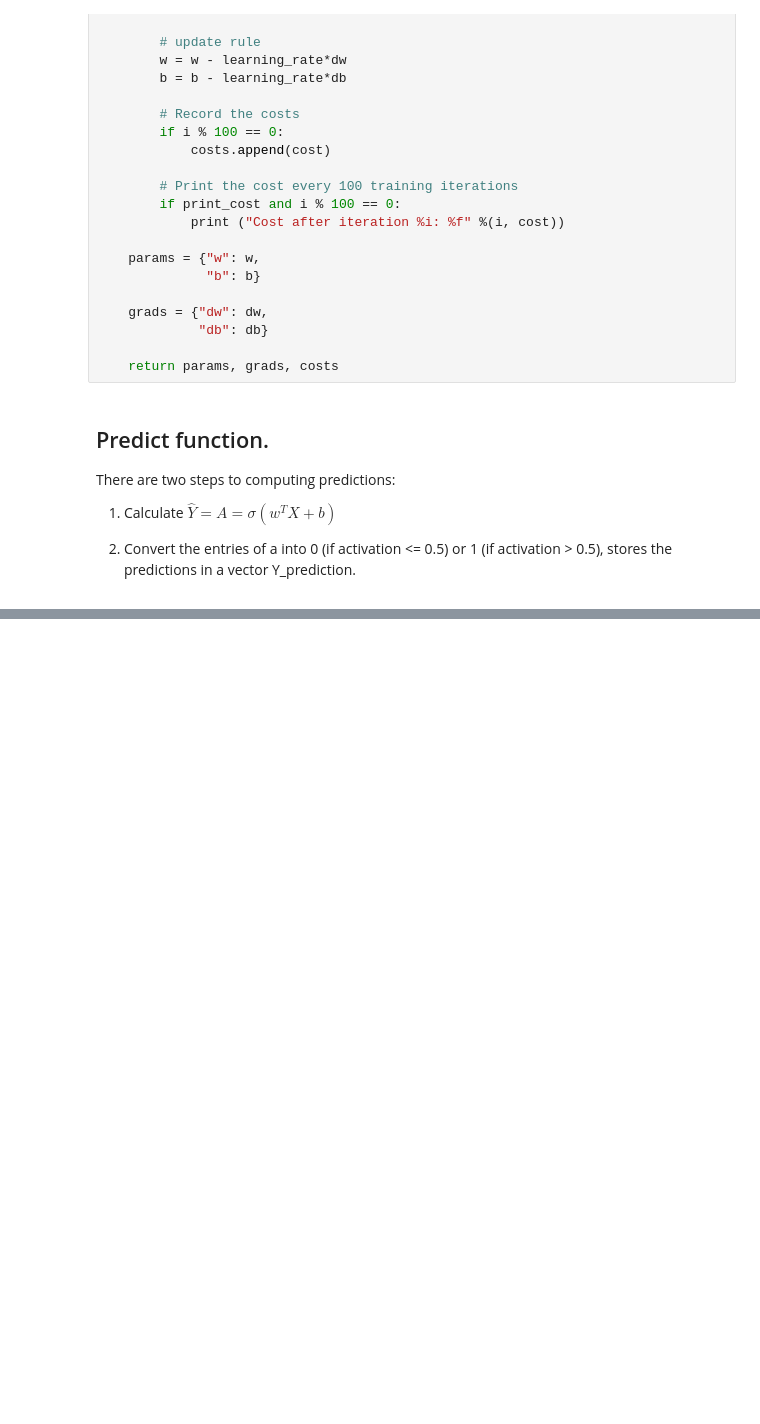
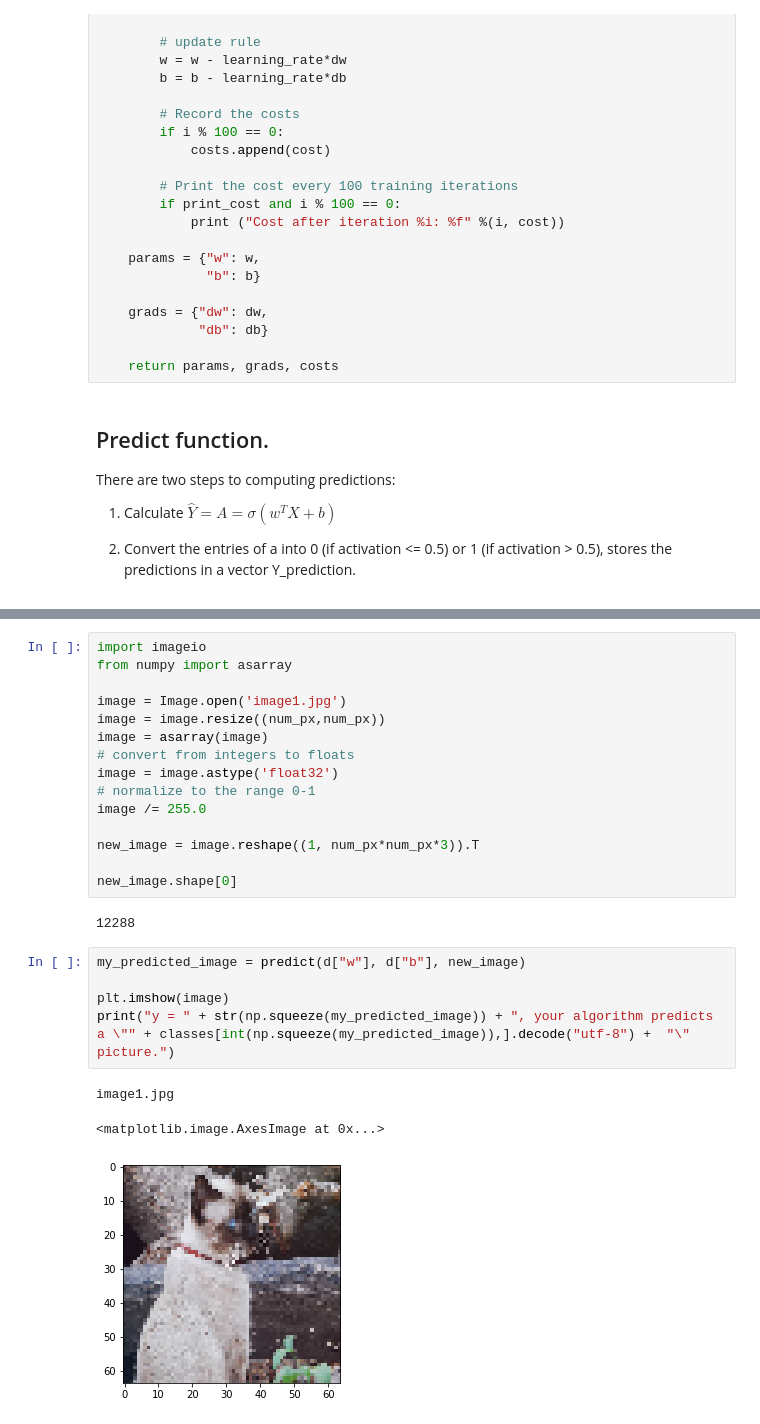
Before and after one commit to VictorCampelo/Cat-Image-Prediction, a Jupyter notebook: CatClassifier.ipynb, the cells around one changed output, grey strips where cells are left out. Drawn from its saved outputs; the diff is of its cells as text; blank space fills up the shorter version.

```diff
--- a/CatClassifier.ipynb
+++ b/CatClassifier.ipynb
@@ -178,0 +228,26 @@ def predict(w, b, X):
+# %%
+import imageio
+from numpy import asarray
+
+image = Image.open('image1.jpg')
+image = image.resize((num_px,num_px))
+image = asarray(image)
+# convert from integers to floats
+image = image.astype('float32')
+# normalize to the range 0-1
+image /= 255.0
+
+new_image = image.reshape((1, num_px*num_px*3)).T
+
+new_image.shape[0]
+# %% [output]
+12288
+# %%
+my_predicted_image = predict(d["w"], d["b"], new_image)
+
+plt.imshow(image)
+print("y = " + str(np.squeeze(my_predicted_image)) + ", your algorithm predicts a \"" + classes[int(np.squeeze(my_predicted_image)),].decode("utf-8") +  "\" picture.")
+# %% [output]
+image1.jpg
+<matplotlib.image.AxesImage at 0x...>
+[figure, added]
```
Also changed, not shown: parts of 5 cells of this notebook.
